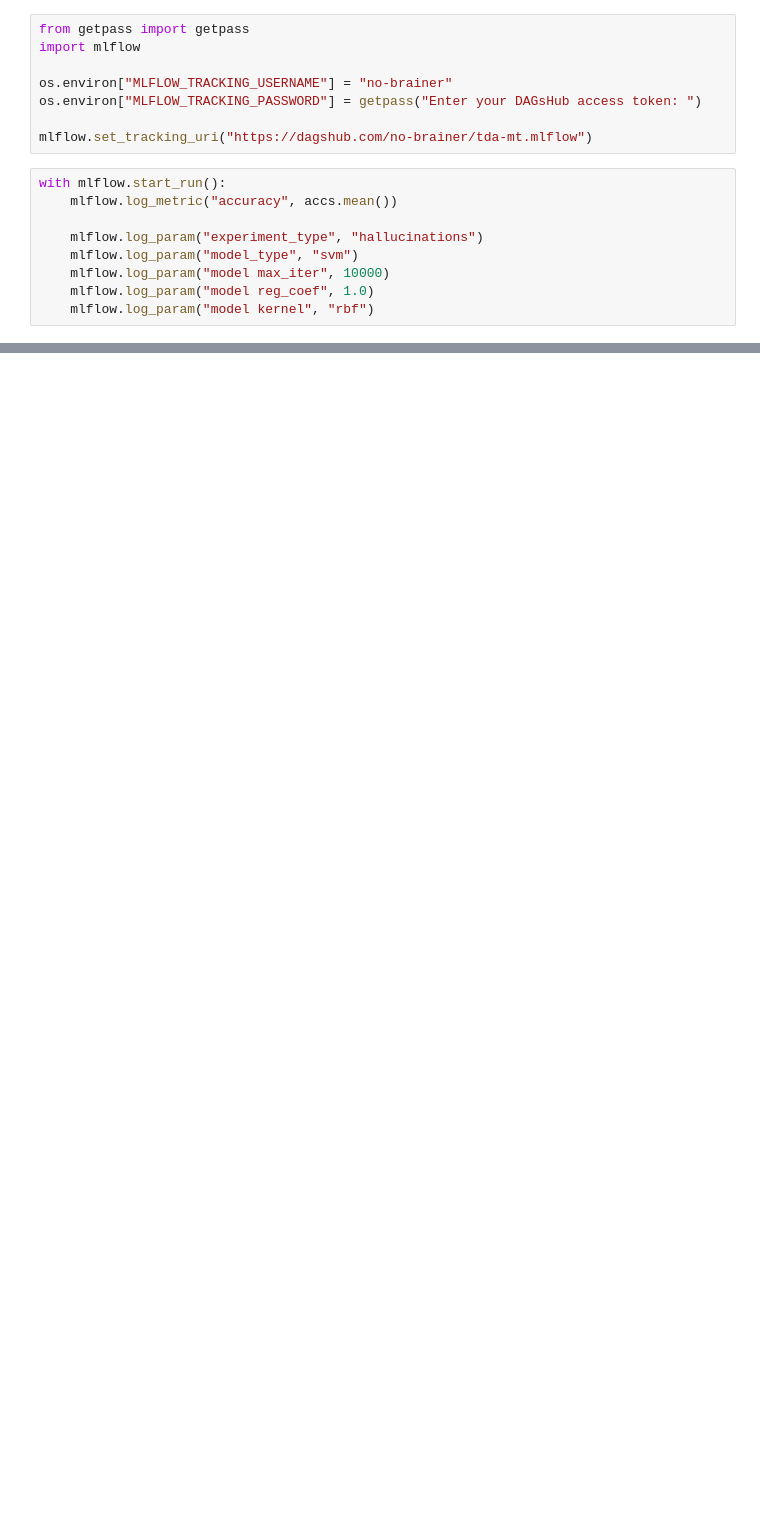
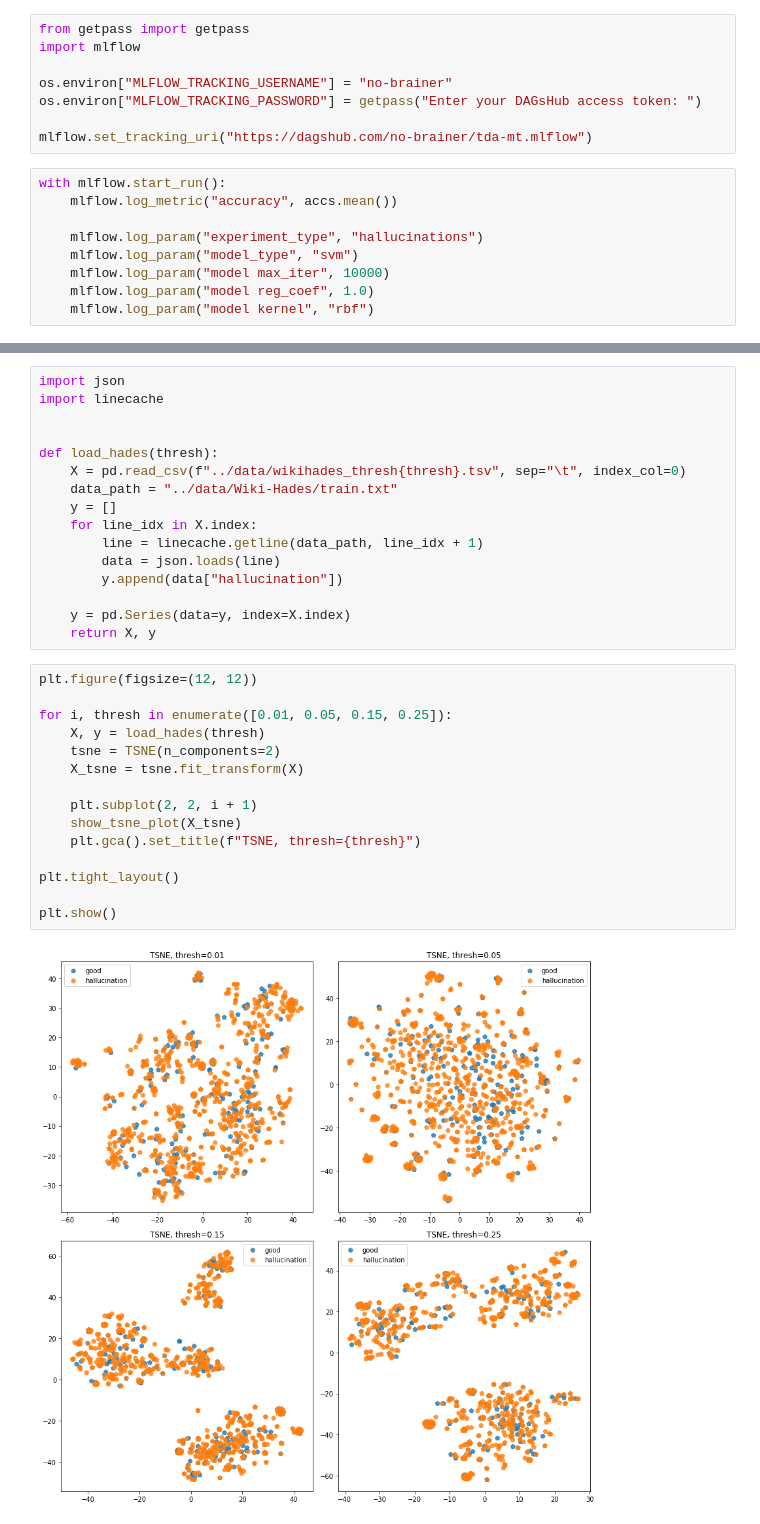
Before and after one commit to no-brainer/tda-mt-mirror, a Jupyter notebook: analysis/tatoeba_labels.ipynb, the cells around one changed output, grey strips where cells are left out. Drawn from its saved outputs; the diff is of its cells as text; blank space fills up the shorter version.

Commit message:
hades analysis

```diff
--- a/analysis/tatoeba_labels.ipynb
+++ b/analysis/tatoeba_labels.ipynb
@@ -193,0 +213,33 @@ with mlflow.start_run():
+# %%
+import json
+import linecache
+
+
+def load_hades(thresh):
+    X = pd.read_csv(f"../data/wikihades_thresh{thresh}.tsv", sep="\t", index_col=0)
+    data_path = "../data/Wiki-Hades/train.txt"
+    y = []
+    for line_idx in X.index:
+        line = linecache.getline(data_path, line_idx + 1)
+        data = json.loads(line)
+        y.append(data["hallucination"])
+
+    y = pd.Series(data=y, index=X.index)
+    return X, y
+# %%
+plt.figure(figsize=(12, 12))
+
+for i, thresh in enumerate([0.01, 0.05, 0.15, 0.25]):
+    X, y = load_hades(thresh)
+    tsne = TSNE(n_components=2)
+    X_tsne = tsne.fit_transform(X)
+
+    plt.subplot(2, 2, i + 1)
+    show_tsne_plot(X_tsne)
+    plt.gca().set_title(f"TSNE, thresh={thresh}")
+
+plt.tight_layout()
+
+plt.show()
+# %% [output]
+[figure, added]
```
Also changed, not shown: parts of 46 cells of this notebook.
